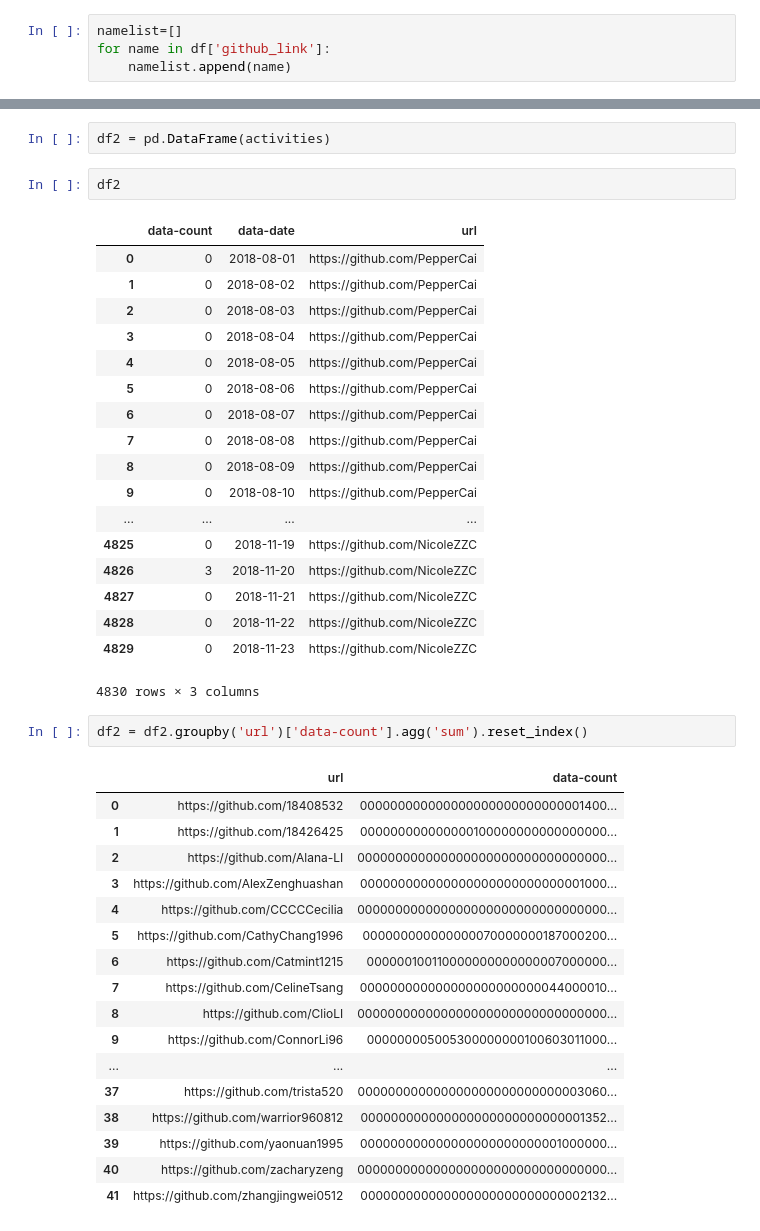
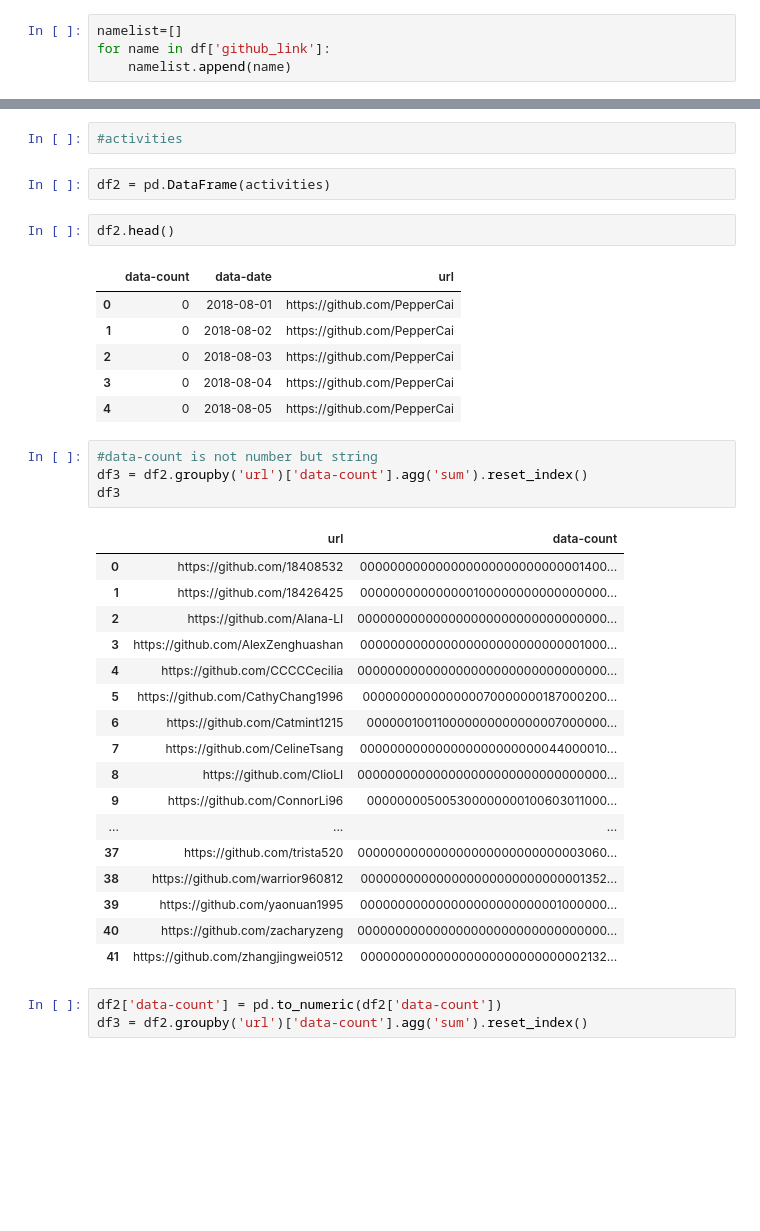
Before and after one commit to hupili/github-activies, a Jupyter notebook: github-leaderboard.ipynb, the cells around one changed output, grey strips where cells are left out. Drawn from its saved outputs; the diff is of its cells as text; blank space fills up the shorter version.

```diff
--- a/github-leaderboard.ipynb
+++ b/github-leaderboard.ipynb
@@ -93,43 +54,38 @@ activities
+# %%
+#activities
 # %%
 df2 = pd.DataFrame(activities)
 # %%
-df2
+df2.head()
 # %% [output]
 |  | data-count | data-date | url |
 | 0 | 0 | 2018-08-01 | https://github.com/PepperCai |
 | 1 | 0 | 2018-08-02 | https://github.com/PepperCai |
 | 2 | 0 | 2018-08-03 | https://github.com/PepperCai |
 | 3 | 0 | 2018-08-04 | https://github.com/PepperCai |
 | 4 | 0 | 2018-08-05 | https://github.com/PepperCai |
-| 5 | 0 | 2018-08-06 | https://github.com/PepperCai |
-| 6 | 0 | 2018-08-07 | https://github.com/PepperCai |
-| 7 | 0 | 2018-08-08 | https://github.com/PepperCai |
-| 8 | 0 | 2018-08-09 | https://github.com/PepperCai |
-| 9 | 0 | 2018-08-10 | https://github.com/PepperCai |
-| ... | ... | ... | ... |
-| 4825 | 0 | 2018-11-19 | https://github.com/NicoleZZC |
-| 4826 | 3 | 2018-11-20 | https://github.com/NicoleZZC |
-| 4827 | 0 | 2018-11-21 | https://github.com/NicoleZZC |
-| 4828 | 0 | 2018-11-22 | https://github.com/NicoleZZC |
-| 4829 | 0 | 2018-11-23 | https://github.com/NicoleZZC |
-4830 rows × 3 columns
+# %%
+#data-count is not number but string
+df3 = df2.groupby('url')['data-count'].agg('sum').reset_index()
+df3
+# %% [output]
+|  | url | data-count |
+| 0 | https://github.com/18408532 | 000000000000000000000000000001400... |
+| 1 | https://github.com/18426425 | 000000000000000100000000000000000... |
+| 2 | https://github.com/Alana-LI | 000000000000000000000000000000000... |
+| 3 | https://github.com/AlexZenghuashan | 000000000000000000000000000001000... |
+| 4 | https://github.com/CCCCCecilia | 000000000000000000000000000000000... |
+| 5 | https://github.com/CathyChang1996 | 000000000000000070000000187000200... |
+| 6 | https://github.com/Catmint1215 | 000000100110000000000000007000000... |
+| 7 | https://github.com/CelineTsang | 000000000000000000000000044000010... |
+| 8 | https://github.com/ClioLI | 000000000000000000000000000000000... |
+| 9 | https://github.com/ConnorLi96 | 000000005005300000000100603011000... |
+| ... | ... | ... |
+| 37 | https://github.com/trista520 | 000000000000000000000000000003060... |
+| 38 | https://github.com/warrior960812 | 000000000000000000000000000001352... |
+| 39 | https://github.com/yaonuan1995 | 000000000000000000000000001000000... |
+| 40 | https://github.com/zacharyzeng | 000000000000000000000000000000000... |
+| 41 | https://github.com/zhangjingwei0512 | 000000000000000000000000000002132... |
 # %%
-df2 = df2.groupby('url')['data-count'].agg('sum').reset_index()
+df2['data-count'] = pd.to_numeric(df2['data-count'])
+df3 = df2.groupby('url')['data-count'].agg('sum').reset_index()
-# %% [output]
-|  | url | data-count |
-| 0 | https://github.com/18408532 | 000000000000000000000000000001400... |
-| 1 | https://github.com/18426425 | 000000000000000100000000000000000... |
-| 2 | https://github.com/Alana-LI | 000000000000000000000000000000000... |
-| 3 | https://github.com/AlexZenghuashan | 000000000000000000000000000001000... |
-| 4 | https://github.com/CCCCCecilia | 000000000000000000000000000000000... |
-| 5 | https://github.com/CathyChang1996 | 000000000000000070000000187000200... |
-| 6 | https://github.com/Catmint1215 | 000000100110000000000000007000000... |
-| 7 | https://github.com/CelineTsang | 000000000000000000000000044000010... |
-| 8 | https://github.com/ClioLI | 000000000000000000000000000000000... |
-| 9 | https://github.com/ConnorLi96 | 000000005005300000000100603011000... |
-| ... | ... | ... |
-| 37 | https://github.com/trista520 | 000000000000000000000000000003060... |
-| 38 | https://github.com/warrior960812 | 000000000000000000000000000001352... |
-| 39 | https://github.com/yaonuan1995 | 000000000000000000000000001000000... |
-| 40 | https://github.com/zacharyzeng | 000000000000000000000000000000000... |
-| 41 | https://github.com/zhangjingwei0512 | 000000000000000000000000000002132... |
```
Also changed, not shown: parts of 9 cells of this notebook.
